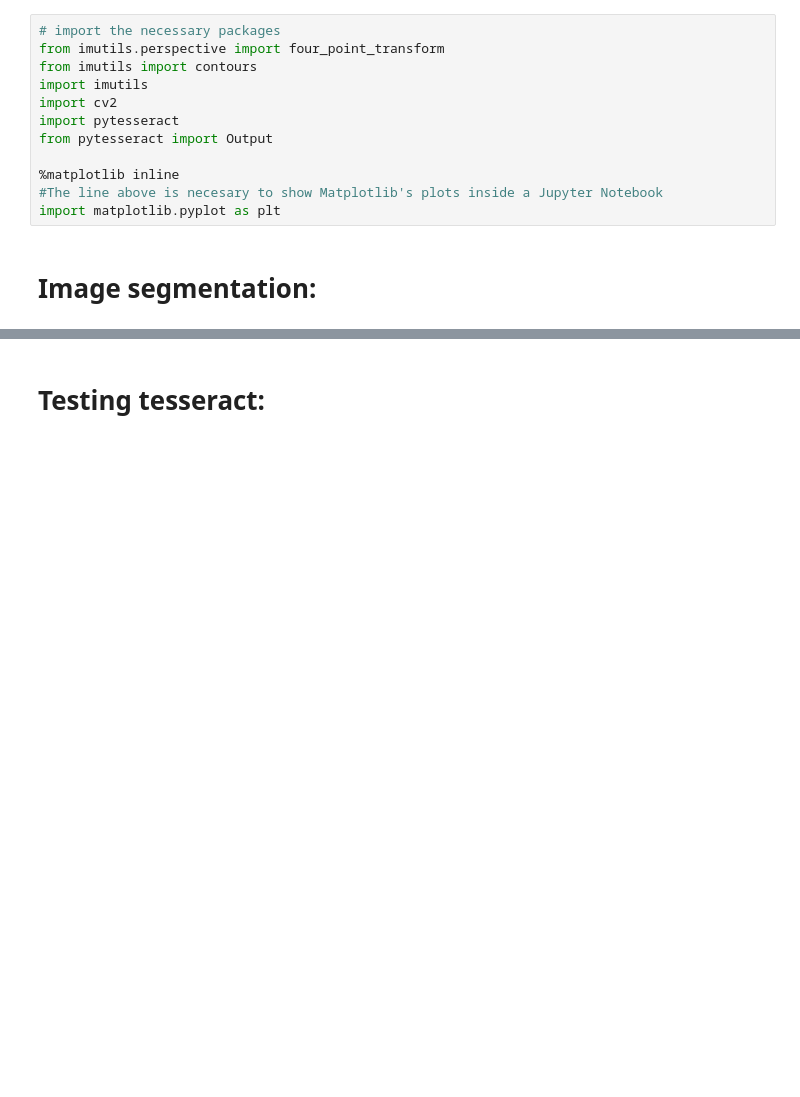
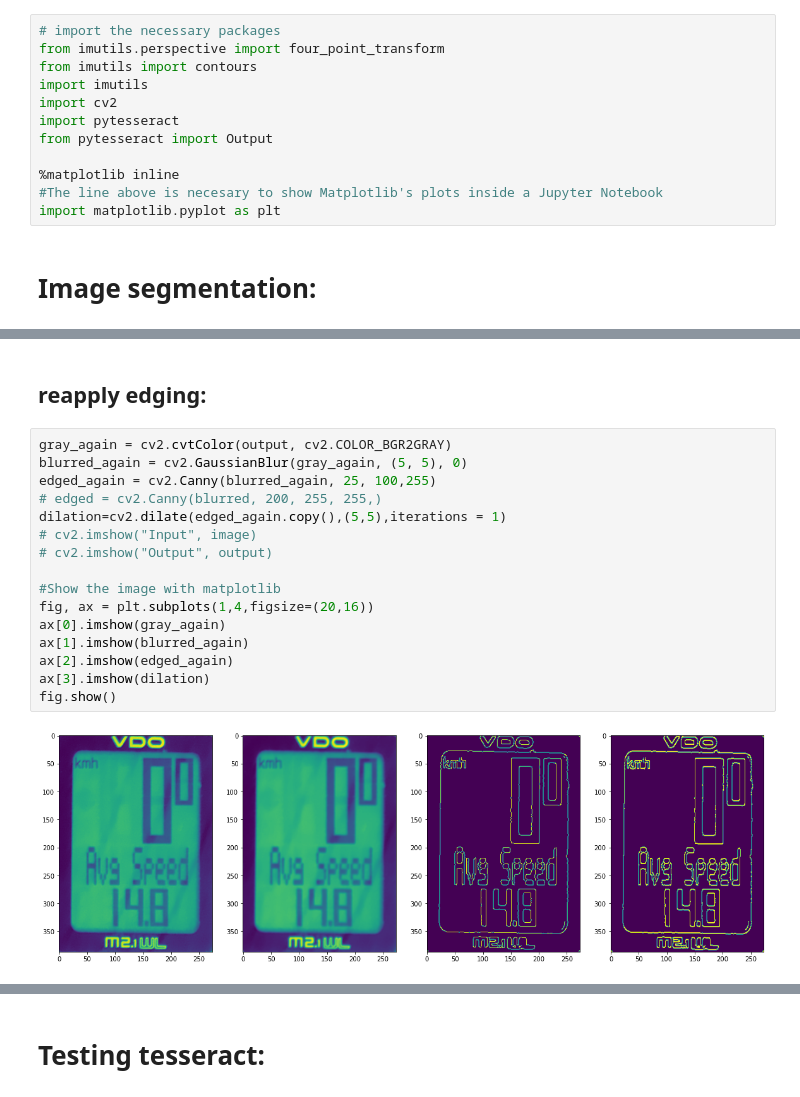
Before and after one commit to benmp2/odometer_digit_recognition, a Jupyter notebook: notebooks/main.ipynb, the cells around one changed output, grey strips where cells are left out. Drawn from its saved outputs; the diff is of its cells as text; blank space fills up the shorter version.

```diff
--- a/notebooks/main.ipynb
+++ b/notebooks/main.ipynb
@@ -80,0 +81,20 @@ fig.show()
+# %% [markdown]
+## reapply edging:
+# %%
+gray_again = cv2.cvtColor(output, cv2.COLOR_BGR2GRAY)
+blurred_again = cv2.GaussianBlur(gray_again, (5, 5), 0)
+edged_again = cv2.Canny(blurred_again, 25, 100,255)
+# edged = cv2.Canny(blurred, 200, 255, 255,)
+dilation=cv2.dilate(edged_again.copy(),(5,5),iterations = 1)
+# cv2.imshow("Input", image)
+# cv2.imshow("Output", output)
+
+#Show the image with matplotlib
+fig, ax = plt.subplots(1,4,figsize=(20,16))
+ax[0].imshow(gray_again)
+ax[1].imshow(blurred_again)
+ax[2].imshow(edged_again)
+ax[3].imshow(dilation)
+fig.show()
+# %% [output]
+[figure, added]
```
Also changed, not shown: parts of 10 cells of this notebook.
